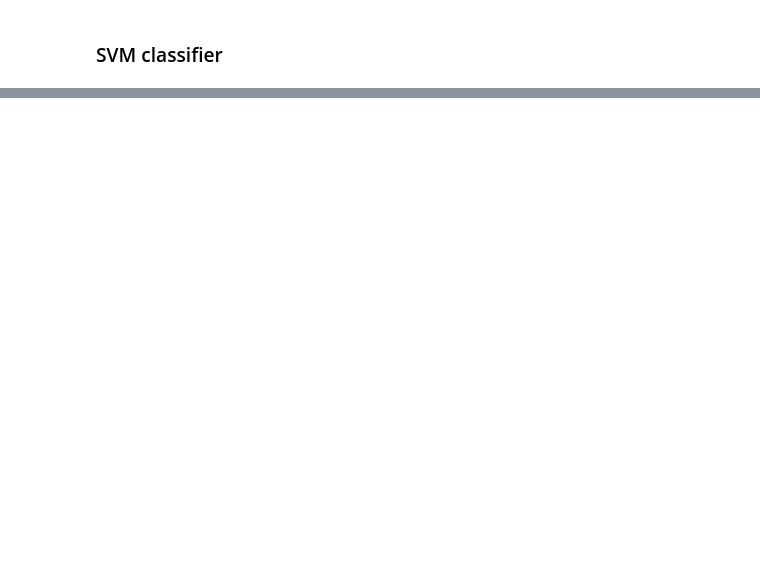
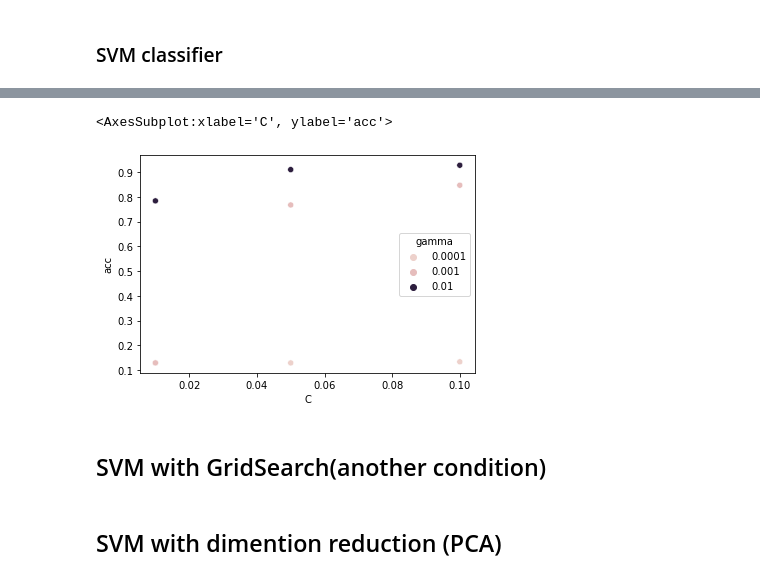
Before and after one commit to Sampeipei/ML_Process_Examples, a Jupyter notebook: fy_9ue5t/02_SVM_model.ipynb, the cells around one changed output, grey strips where cells are left out. Cells and saved outputs as stored; diff of their text form; code cells hidden in the pictures; blank space fills up the shorter version.

```diff
--- a/fy_9ue5t/02_SVM_model.ipynb
+++ b/fy_9ue5t/02_SVM_model.ipynb
@@ -274,0 +321,9 @@ Fitting 3 folds for each of 9 candidates, totalling 27 fits
+# %%
+# params vs accuracy
+params = svc_clf_gs.cv_results_['params']
+accuracy_list = svc_clf_gs.cv_results_['mean_test_score']
+
+result_list = []
+for param, accuracy in zip(params, accuracy_list):
+    param["acc"] = accuracy
+    result_list.append(param)
@@ -274,0 +342,3 @@ Fitting 3 folds for each of 9 candidates, totalling 27 fits
+# %%
+df_result_list = pd.DataFrame(result_list)
+df_result_list
@@ -274,0 +356,8 @@ Fitting 3 folds for each of 9 candidates, totalling 27 fits
+# %%
+# plot params vs accuracy
+sns.scatterplot(data=df_result_list, x="C", y="acc", hue="gamma")
+# %% [output]
+<AxesSubplot:xlabel='C', ylabel='acc'>
+[figure, added]
+# %% [markdown]
+## SVM with GridSearch(another condition)
@@ -274,0 +375,2 @@ Fitting 3 folds for each of 9 candidates, totalling 27 fits
+# %% [markdown]
+## SVM with dimention reduction (PCA)
```
Also changed, not shown: parts of 28 cells of this notebook, 1 other file.
